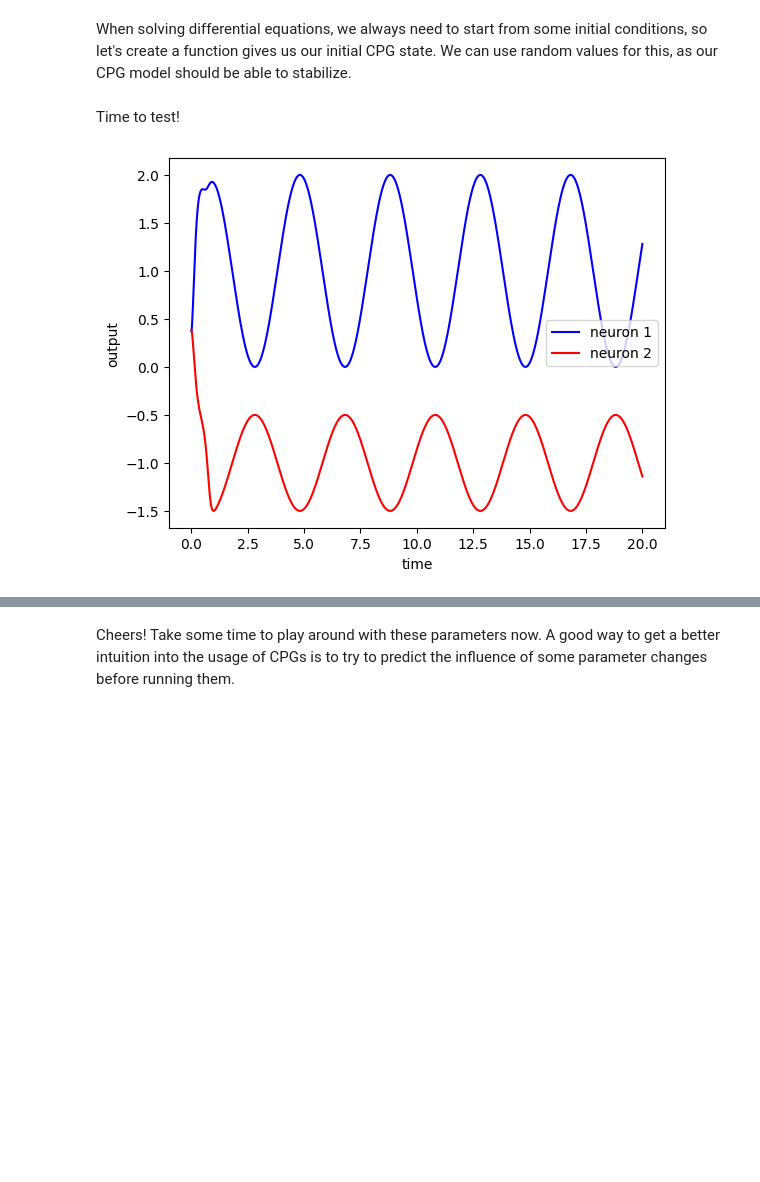
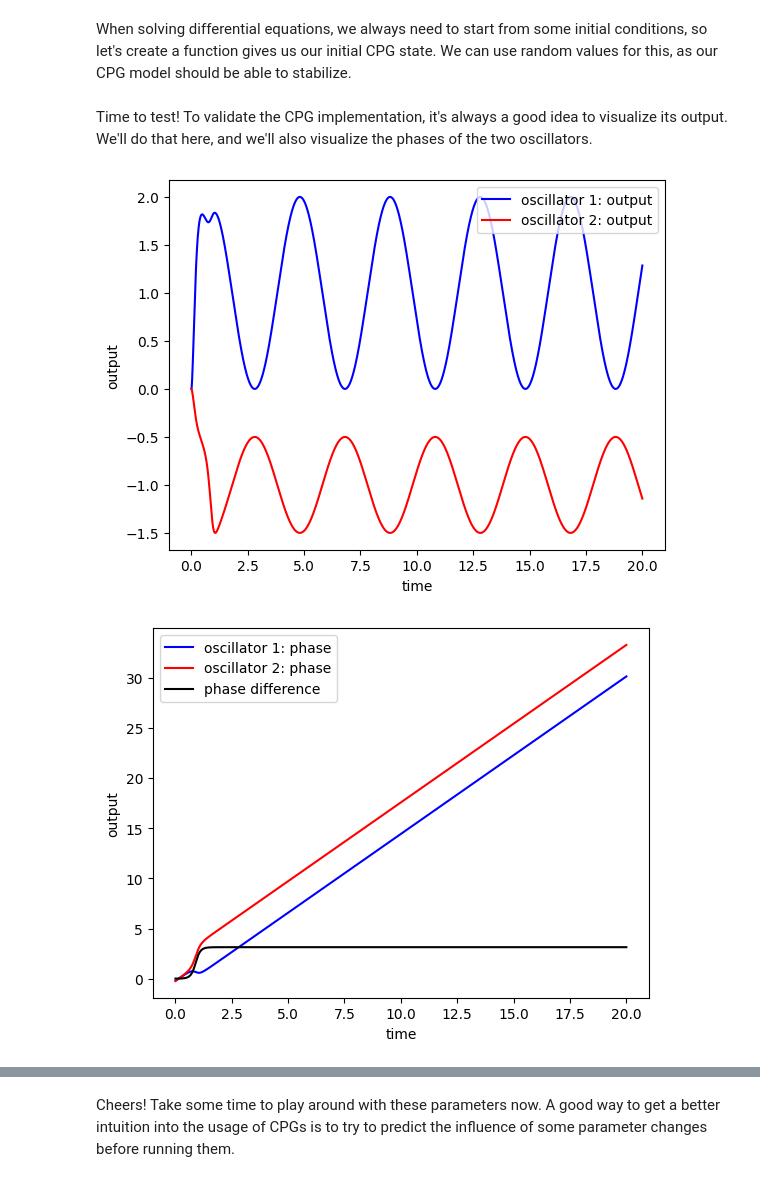
Before and after one commit to Co-Evolve/SEL3-2024, a Jupyter notebook: tutorials/brb_brittle_star_cpg_tutorial.ipynb, the cells around one changed output, grey strips where cells are left out. Saved outputs shown, nothing was run; the diff lists cells and outputs as text; code cells hidden in the pictures; blank space fills up the shorter version.

```diff
--- a/tutorials/brb_brittle_star_cpg_tutorial.ipynb
+++ b/tutorials/brb_brittle_star_cpg_tutorial.ipynb
@@ -442,12 +442,8 @@ def get_random_initial_cpg_state(
                     minval=-jnp.pi,
                     maxval=jnp.pi
                     ),
-            amplitudes=jax.random.uniform(
-                    key=phase_rng, shape=(cpg_constants.num_oscillators,), dtype=jnp.float32, minval=0, maxval=1
-                    ),
-            offsets=jax.random.uniform(
-                    key=phase_rng, shape=(cpg_constants.num_oscillators,), dtype=jnp.float32, minval=-1, maxval=1
-                    ),
+            amplitudes=jnp.zeros(cpg_constants.num_oscillators),
+            offsets=jnp.zeros(cpg_constants.num_oscillators),
             dot_amplitudes=jnp.zeros(cpg_constants.num_oscillators),
             dot_offsets=jnp.zeros(cpg_constants.num_oscillators),
             outputs=jnp.zeros(cpg_constants.num_oscillators),
@@ -455,7 +451,7 @@ def get_random_initial_cpg_state(
             )
     return state
 # %% [markdown]
-Time to test!
+Time to test! To validate the CPG implementation, it's always a good idea to visualize its output. We'll do that here, and we'll also visualize the phases of the two oscillators.
 # %%
 import functools
 
@@ -471,34 +467,48 @@ cpg_modulators = CPGModulators(
         R=jnp.array([1.0, 0.5]),
         X=jnp.array([1.0, -1.0]),
         omegas=(jnp.pi / 2) * jnp.ones(cpg_constants.num_oscillators),
         rhos=adjacency_matrix * jnp.array([[jnp.pi], [-jnp.pi]])
         )
 # noinspection PyArgumentList
 cpg = CPG(
         state=cpg_state, constants=cpg_constants, modulators=cpg_modulators
         )
 SIMLATION_TIME = 20
 
 # We'll save the states to visualize them at the end
 states = []
 jit_step_cpg = jax.jit(functools.partial(step_cpg, solver=rk4_solver))
 while cpg.state.time < SIMLATION_TIME:
     cpg = jit_step_cpg(
             cpg
             )
     states.append(cpg.state)
 
 times = [state.time for state in states]
 o1 = [state.outputs[0] for state in states]
 o2 = [state.outputs[1] for state in states]
 
-plt.plot(times, o1, color="blue", label="neuron 1")
-plt.plot(times, o2, color="red", label="neuron 2")
+plt.plot(times, o1, color="blue", label="oscillator 1: output")
+plt.plot(times, o2, color="red", label="oscillator 2: output")
 plt.legend()
 plt.xlabel("time")
 plt.ylabel("output")
 plt.show()
 plt.close()
+
+times = [state.time for state in states]
+o1 = [state.phases[0] for state in states]
+o2 = [state.phases[1] for state in states]
+
+plt.plot(times, o1, color="blue", label="oscillator 1: phase")
+plt.plot(times, o2, color="red", label="oscillator 2: phase")
+plt.plot(times, np.array(o2) - np.array(o1), label="phase difference", color="black")
+plt.legend()
+plt.xlabel("time")
+plt.ylabel("output")
+plt.show()
+plt.close()
 # %% [output]
-[figure, old version]
+[figure, new version]
+[figure, added]
 # %% [markdown]
```
Also changed, not shown: parts of 30 cells of this notebook, 1 other file.
